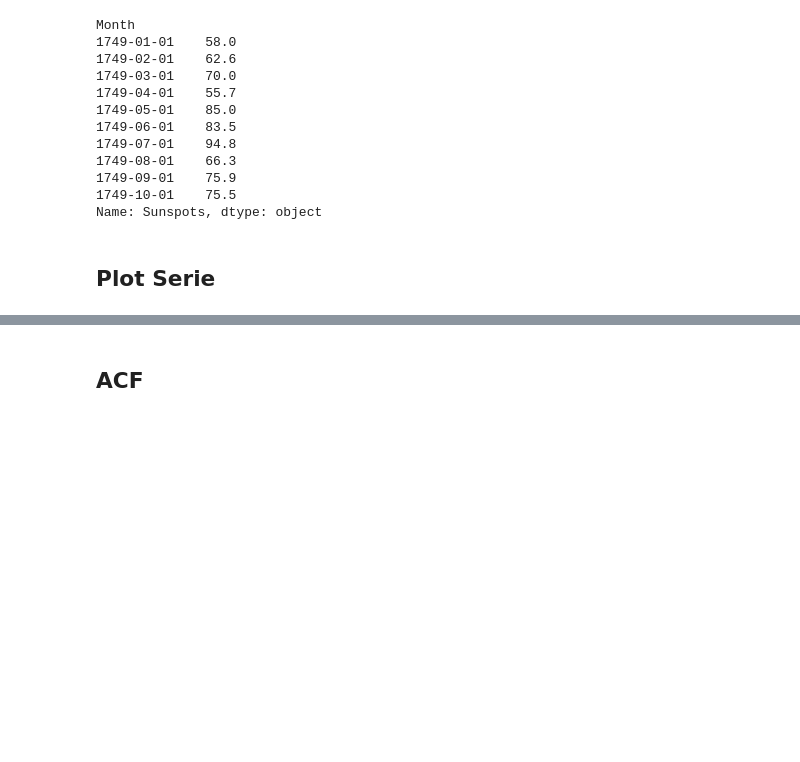
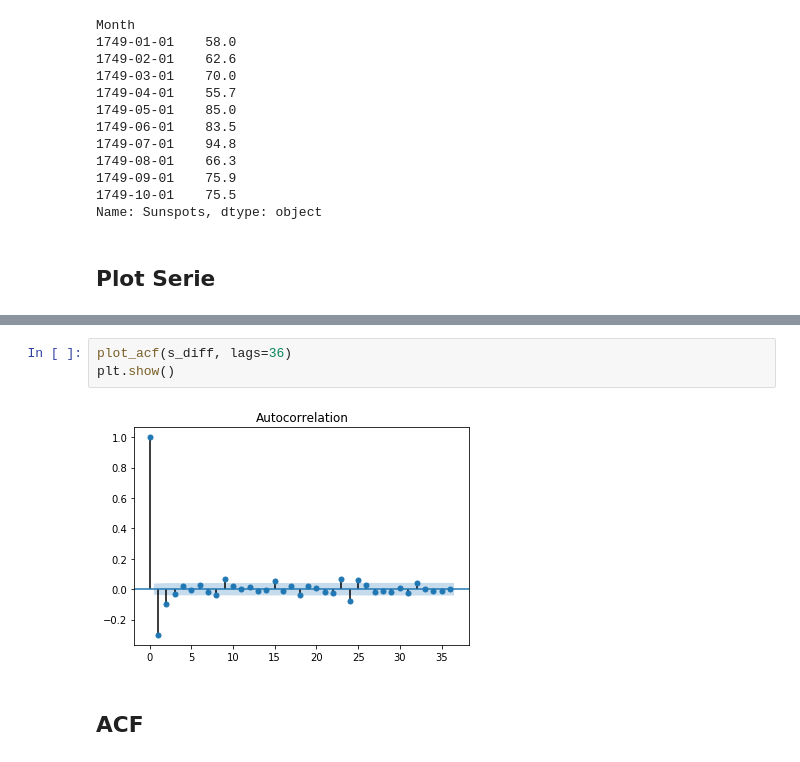
Before and after one commit to jamissonfreitas/IN1167, a Jupyter notebook: report.ipynb, the cells around one changed output, grey strips where cells are left out. Drawn from its saved outputs; the diff is of its cells as text; blank space fills up the shorter version.

```diff
--- a/report.ipynb
+++ b/report.ipynb
@@ -82,3 +94,8 @@ plt.show()
+# %%
+plot_acf(s_diff, lags=36)
+plt.show()
+# %% [output]
+[figure, added]
 # %% [markdown]
 ## ACF
 # %%
```
Also changed, not shown: parts of 25 cells of this notebook.
